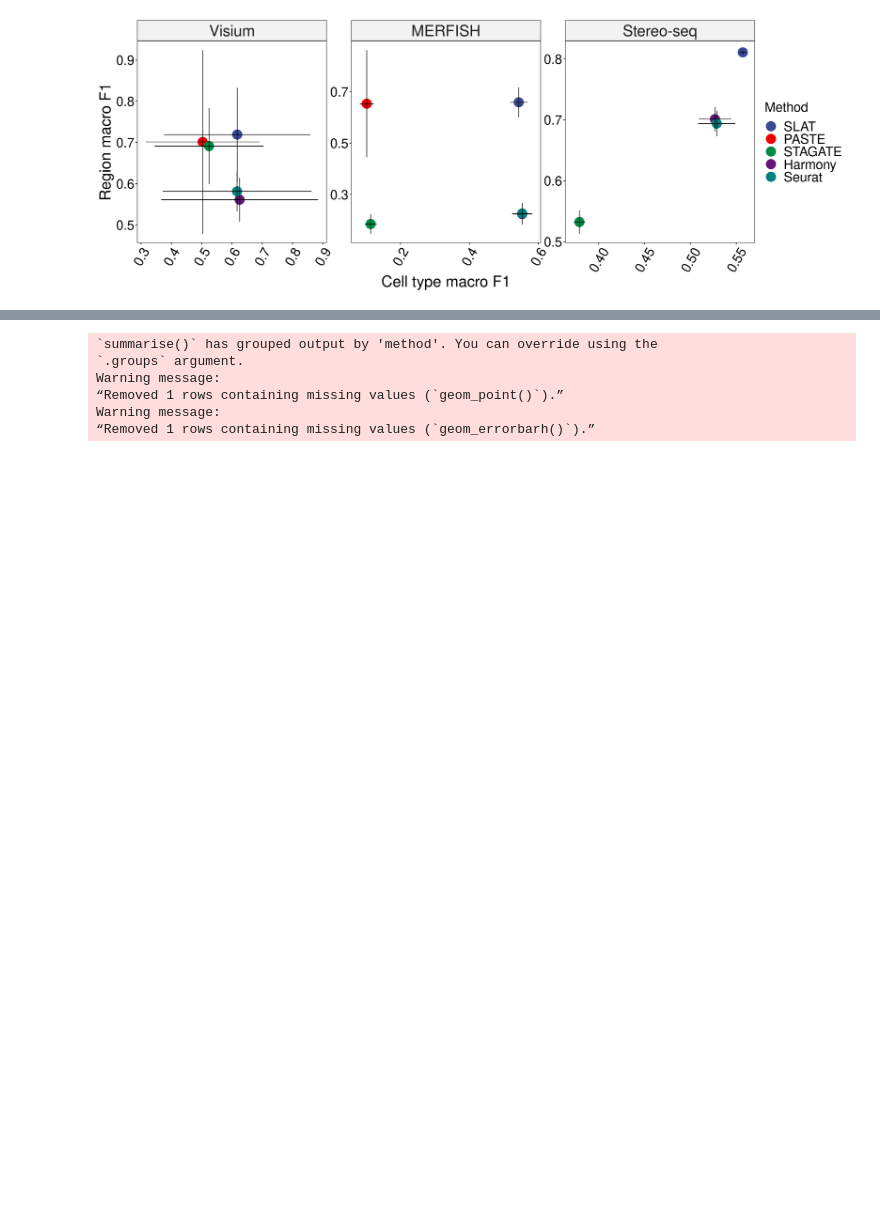
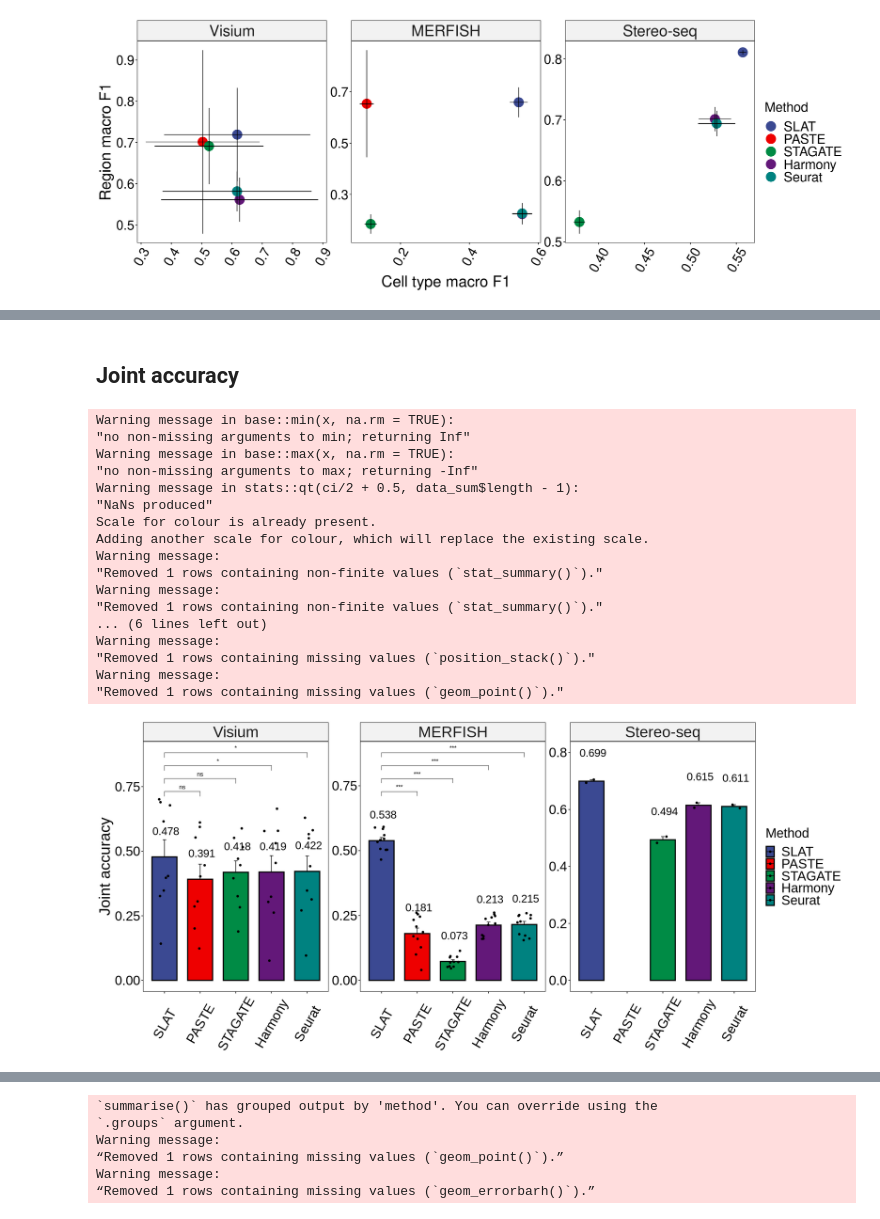
Before and after one commit to gao-lab/SLAT, a Jupyter notebook: benchmark/analysis/aggr_datasets.ipynb, the cells around one changed output, grey strips where cells are left out. Drawn from its saved outputs; the diff is of its cells as text; code cells hidden in the pictures; blank space fills up the shorter version.

```diff
--- a/benchmark/analysis/aggr_datasets.ipynb
+++ b/benchmark/analysis/aggr_datasets.ipynb
@@ -154 +187,34 @@ Warning message:
+# %% [markdown]
+## Joint accuracy
+# %%
+options(repr.plot.width=19, repr.plot.height=8.5)
+ggbarplot(data, x="method", y="global_score", fill='method', color='method', add=c("mean_se", "jitter"), error.plot="upper_errorbar",
+        palette='aaas', xlab=F ,ylab='Joint accuracy', size=1, lab.size=5, facet.by='group', label.pos="out",
+        legend.title='Method') %>%
+ggpar(legend='right', font.legend=24, font.subtitle=24, font.xtickslab=24, font.ytickslab=24, font.y=28) +
+stat_summary(fun.data = function(x) data.frame(y = mean(x) + 0.1, label = paste("", round(mean(x), 3))), geom="text", size=7) +
+facet_wrap(~group, scales="free") +
+scale_color_manual(values = c(SLAT = "black", PASTE = "black", STAGATE = "black", Harmony = "black", Seurat = "black")) +
+theme(axis.text.x=element_text(angle=60, vjust=0.5, hjust=0.5), strip.text.x=element_text(size=28)) +
+stat_compare_means(comparisons = list(c('SLAT','PASTE'),c('SLAT','STAGATE'),c('SLAT','Harmony'),c('SLAT','Seurat')),
+                method = "wilcox.test", pair=T, label = "p.signif", label.y = c(0.7, 0.75, 0.80, 0.85))
+# %% [output]
+Warning message in base::min(x, na.rm = TRUE):
+"no non-missing arguments to min; returning Inf"
+Warning message in base::max(x, na.rm = TRUE):
+"no non-missing arguments to max; returning -Inf"
+Warning message in stats::qt(ci/2 + 0.5, data_sum$length - 1):
+"NaNs produced"
+Scale for colour is already present.
+Adding another scale for colour, which will replace the existing scale.
+Warning message:
+"Removed 1 rows containing non-finite values (`stat_summary()`)."
+Warning message:
+"Removed 1 rows containing non-finite values (`stat_summary()`)."
+... (6 lines left out)
+Warning message:
+"Removed 1 rows containing missing values (`position_stack()`)."
+Warning message:
+"Removed 1 rows containing missing values (`geom_point()`)."
+[figure, added]
 # %%
```
Also changed, not shown: parts of 6 cells of this notebook, 14 other files.
